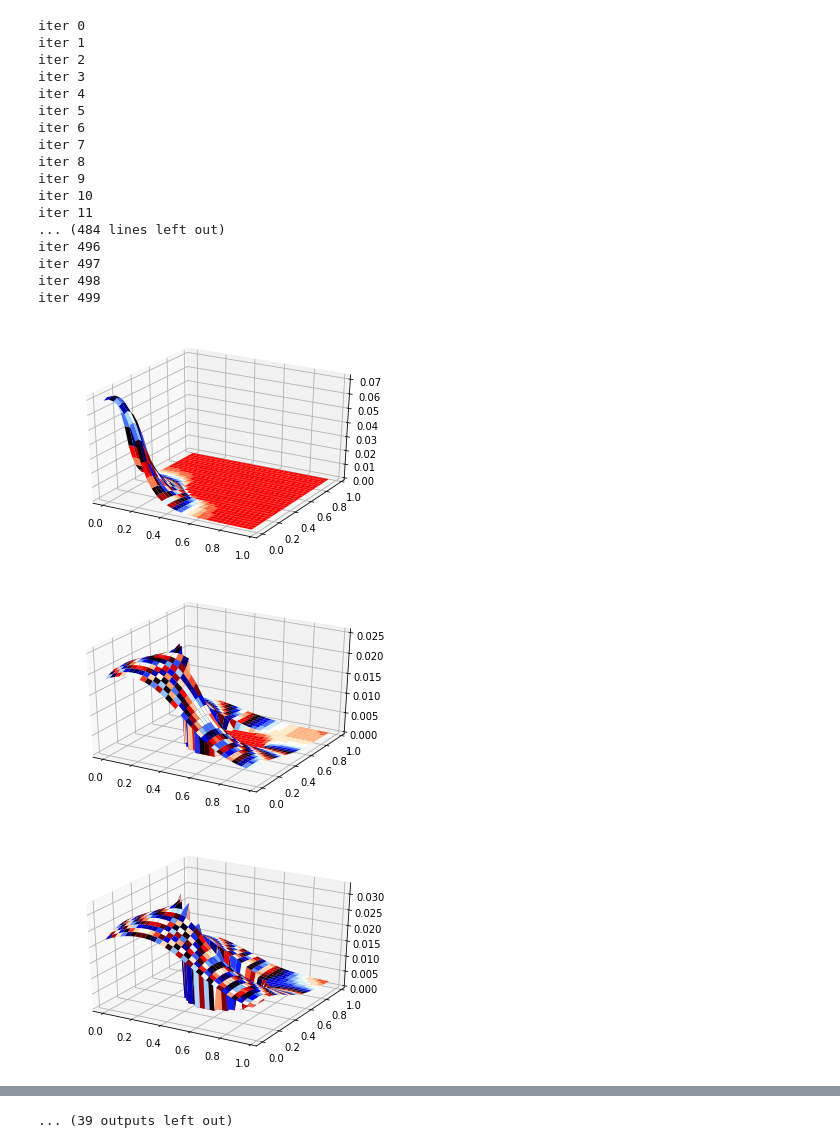
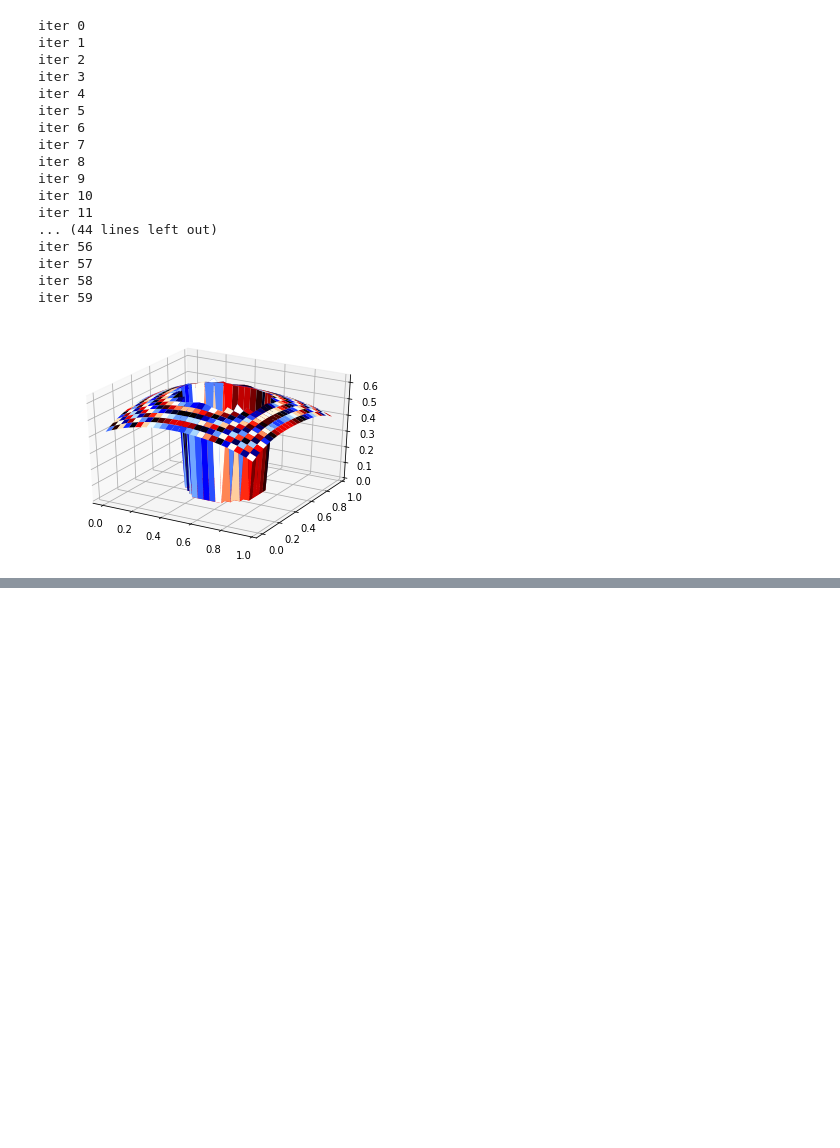
Before and after one commit to phaseolud/insect_numeriek, a Jupyter notebook: Insects.ipynb, the cells around one changed output, grey strips where cells are left out. Drawn from its saved outputs; the diff is of its cells as text; code cells hidden in the pictures; blank space fills up the shorter version.

Commit message:
backward en forward returnen nu de result, daarna kan je explicit plotten

```diff
--- a/Insects.ipynb
+++ b/Insects.ipynb
@@ -129,10 +129,7 @@ def backwardEuler(M, S, lam, dt, u0, epsilon, dimension, maxiter):
         ukn = ukn1
 
         sol[n,:] = ukn[:,0]
-
-    for i in range(maxiter):
-        if (i % 10 == 0):
-            plotSol(sol[i], dimension)
+    return sol
 
 def forwardEuler(M, S, lam, dt, u0, dimension, maxiter):
     Minv = np.linalg.inv(M)
@@ -144,46 +141,42 @@ def forwardEuler(M, S, lam, dt, u0, dimension, maxiter):
         un1 = un + dt*MinvS.dot(un) + dt*lam*(un*(1-un))
         un = un1
         sol[n,:] = un[:,0]
-
-    for i in range(maxiter):
-        if (i % 10 == 0):
-            plotSol(sol[i], dimension)
+    return sol
 
 def total_amount(u, dimension):
     sum = 0
     h = 1 / dimension
     h2 = h*h
     for i in range(dimension):
         for j in range(dimension):
             sum+= h2*u[i][j]
     return sum
 
 #print(init_S(4, 1))
 # plt.spy(init_S(6,1))
 #plt.matshow(init_S(6,1))
 dimension = 25
-backwardEuler(init_M(dimension), init_S(dimension, 1), 10, 0.05, init_u0(dimension), 1e-6, dimension, 60)
-#forwardEuler(init_M(dimension), init_S(dimension, 1), 10, 0.00001, init_u0(dimension), dimension, 10000)
+res = backwardEuler(init_M(dimension), init_S(dimension, 1), 10, 0.05, init_u0(dimension), 1e-6, dimension, 60)
+plotSol(res[59], dimension)
+#res = forwardEuler(init_M(dimension), init_S(dimension, 1), 10, 0.00001, init_u0(dimension), dimension, 10000)
 #plotg(50)
 #plt.matshow(init_S(10, 1))
 # %% [output]
 iter 0
 iter 1
 iter 2
 iter 3
 iter 4
 iter 5
 iter 6
 iter 7
 iter 8
 iter 9
 iter 10
 iter 11
-... (484 lines left out)
-iter 496
-iter 497
-iter 498
-iter 499
+... (44 lines left out)
+iter 56
+iter 57
+iter 58
+iter 59
-[figure, old version]
+[figure, new version]
-[figure, removed]
-[figure, removed]
@@ -198 +182,0 @@ iter 499
-... (39 outputs left out)
```
Also changed, not shown: parts of 1 cell of this notebook.
